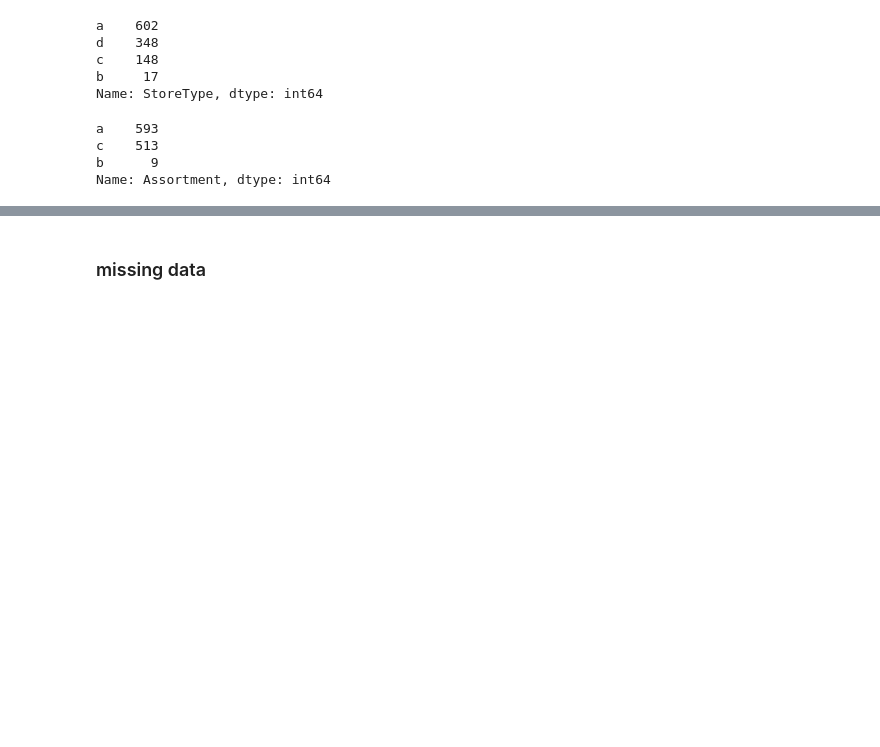
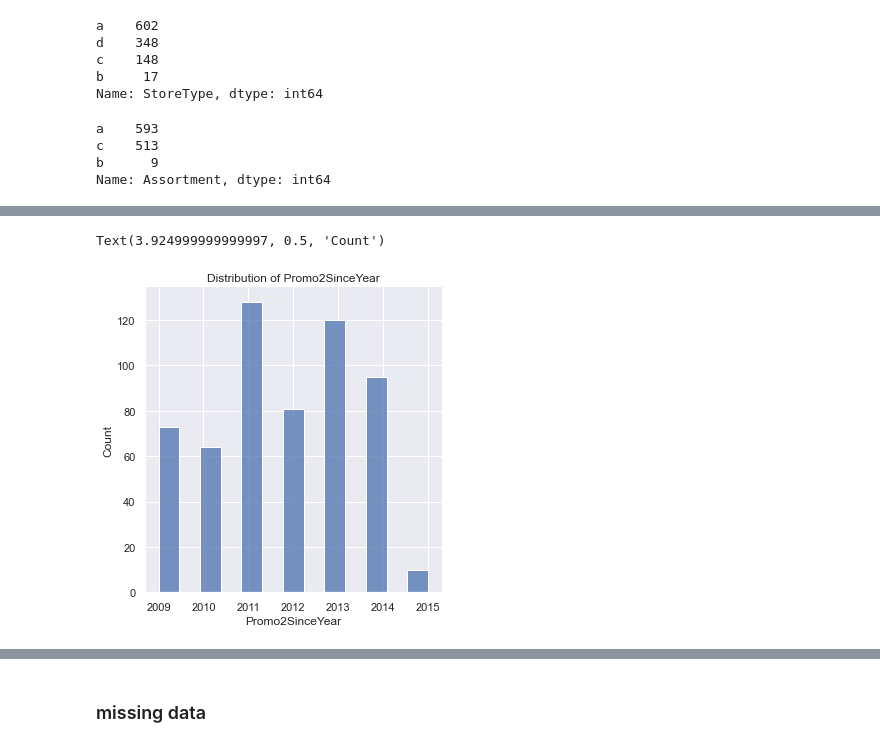
Before and after one commit to CYCCCCC/store_sales_prediction, a Jupyter notebook: store_sales.ipynb, the cells around one changed output, grey strips where cells are left out. Drawn from its saved outputs; the diff is of its cells as text; code cells hidden in the pictures; blank space fills up the shorter version.

```diff
--- a/store_sales.ipynb
+++ b/store_sales.ipynb
@@ -58,0 +73,8 @@ Name: Assortment, dtype: int64
+# %%
+sns.displot(store['Promo2SinceYear'], kde=False)
+plt.title('Distribution of Promo2SinceYear')
+plt.xlabel('Promo2SinceYear')
+plt.ylabel('Count')
+# %% [output]
+Text(3.924999999999997, 0.5, 'Count')
+[figure, added]
```
Also changed, not shown: parts of 6 cells of this notebook.
